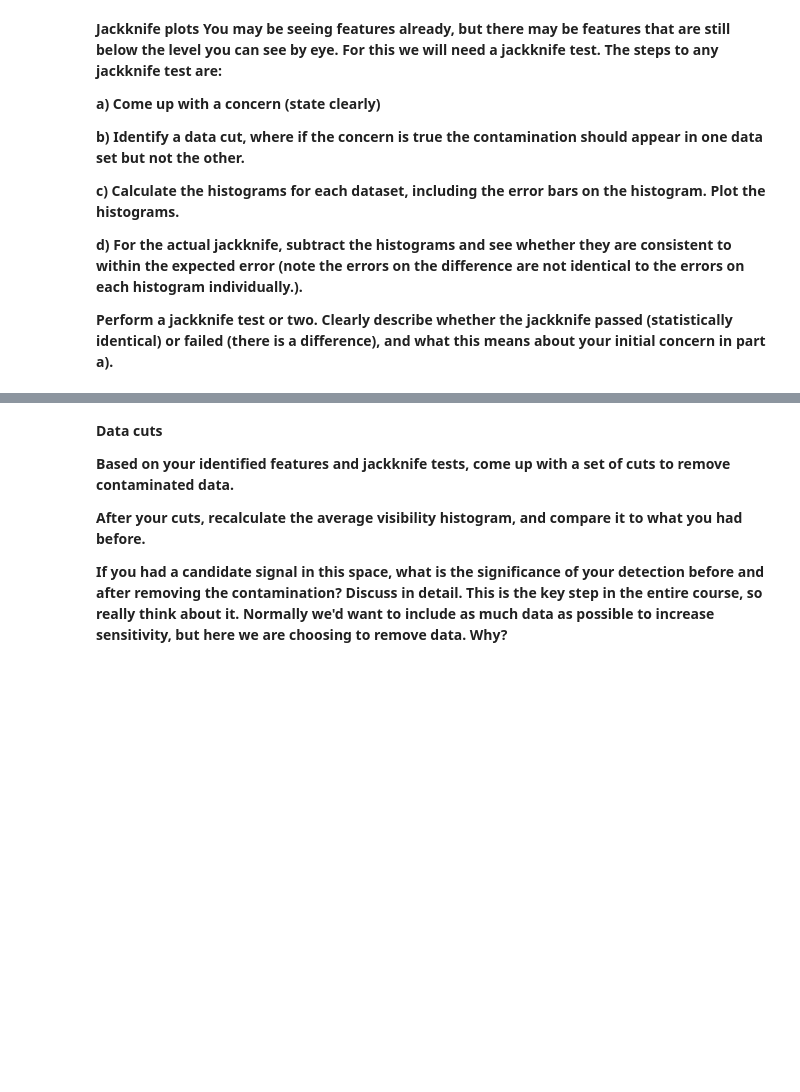
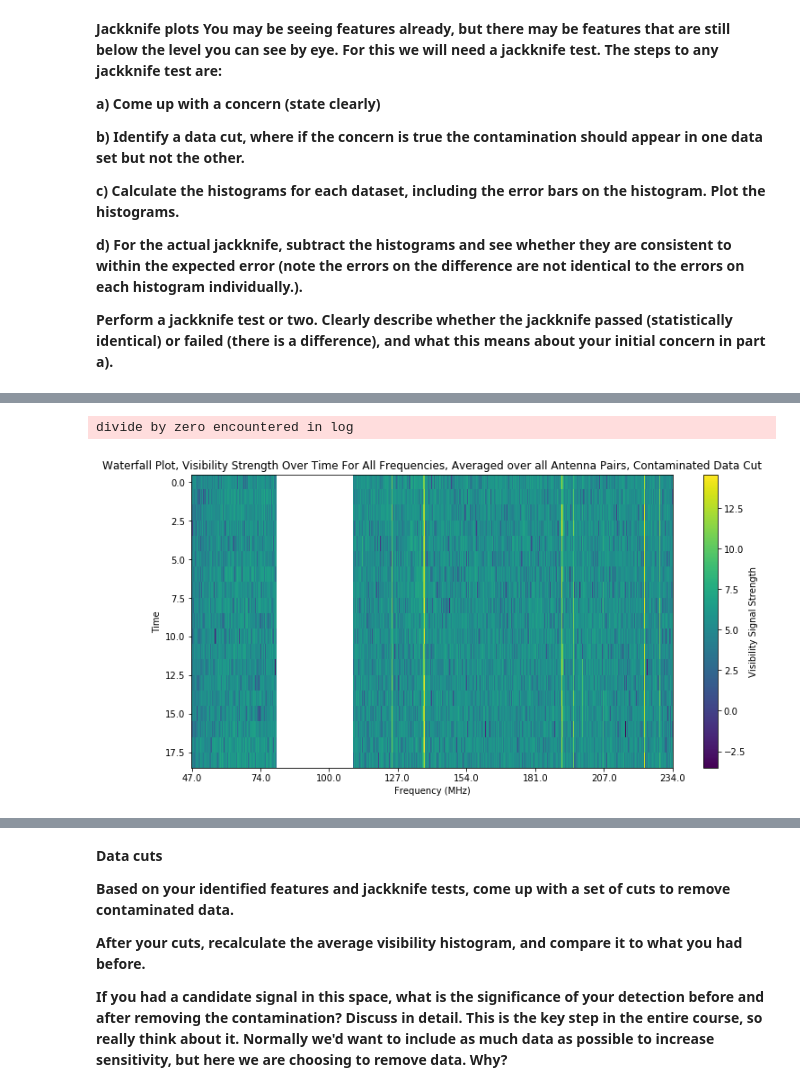
Before and after one commit to ecb49/burns_phys434, a Jupyter notebook: labs/Burns_Lab7_Lab8.ipynb, the cells around one changed output, grey strips where cells are left out. Cells and saved outputs as stored; diff of their text form; code cells hidden in the pictures; blank space fills up the shorter version.

```diff
--- a/labs/Burns_Lab7_Lab8.ipynb
+++ b/labs/Burns_Lab7_Lab8.ipynb
@@ -244,7 +254,7 @@ Start with frequency, assume problem parts are within first third of time, take
 # %%
 #freq indices: 271, 517
 
-#making the cuts (still trying to get these cuts figured out all the way)
+#making the cuts
 
 cut_total_dat = []
 for i in range(666):
@@ -254,9 +264,26 @@ for i in range(666):
     if ant1 == ant2:
         continue
     data5 = abs(uv.get_data(ant1,ant2))
+    data5[0:20,271:517] = 0
     temp1 = data5[0:19]
     for j in range(19):
         temp1[j] = (data5[j+1]-data5[j])
     cut_total_dat.append(temp1)
 # %%
 cut_total_dat1 = np.average(cut_total_dat, axis=0)
+# %%
+fig, axs = plt.subplots(1,1,figsize=(12,6))
+im = plt.imshow(np.log(np.abs(cut_total_dat1)),aspect='auto')
+plt.title('Waterfall Plot, Visibility Strength Over Time For All Frequencies, Averaged over all Antenna Pairs, Contaminated Data Cut')
+cbar = fig.colorbar(im)
+cbar.set_label('Visibility Signal Strength', rotation = 90)
+freqs = uv.freq_array[0]*1e-6 #gets frequencies associated with each channel, in MHz
+axs.set_ylabel('Time')
+axs.set_xlabel('Frequency (MHz)')
+xticks = [int(i) for i in np.linspace(0,len(freqs)-1,8)]
+_ = axs.set_xticks(xticks)
+xticklabels = np.around(freqs[xticks],0)
+_ = axs.set_xticklabels(xticklabels)
+# %% [output]
+divide by zero encountered in log
+[figure, added]
```
Also changed, not shown: parts of 22 cells of this notebook.
